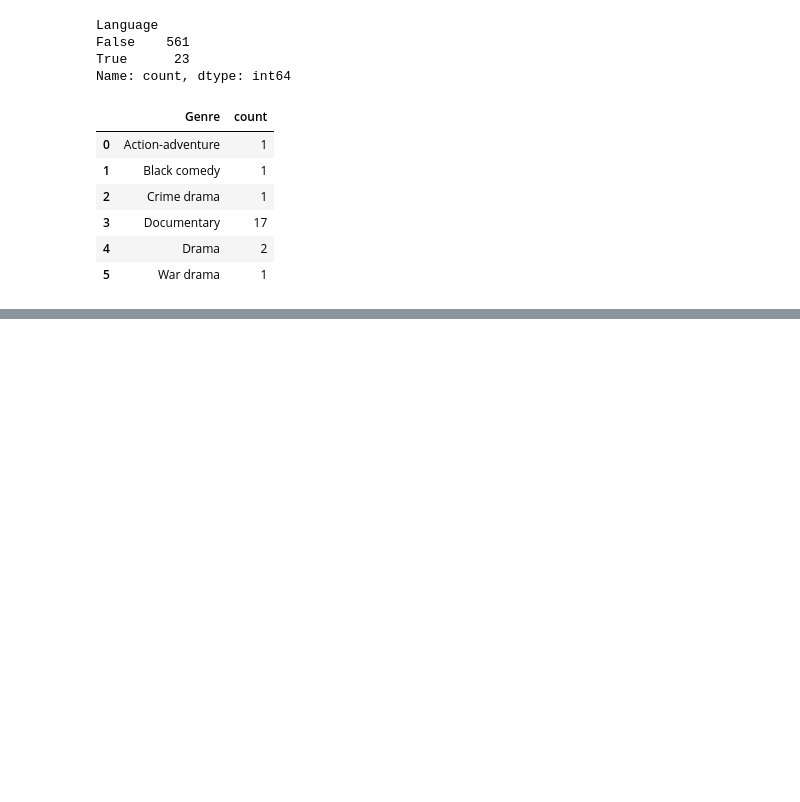
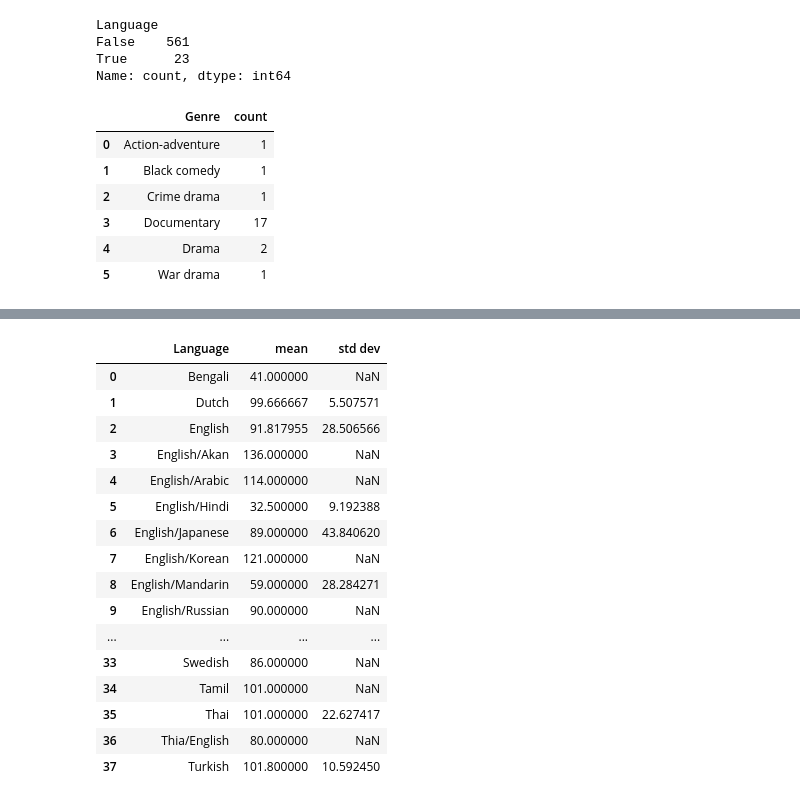
Before and after one commit to dnlsyfq/kaggle_netflix, a Jupyter notebook: notebook553b4a7c37.ipynb, the cells around one changed output, grey strips where cells are left out. Drawn from its saved outputs; the diff is of its cells as text; code cells hidden in the pictures; blank space fills up the shorter version.

```diff
--- a/notebook553b4a7c37.ipynb
+++ b/notebook553b4a7c37.ipynb
@@ -65,0 +118,20 @@ df['Language'][0].find("/")
+# %%
+df.groupby('Language',as_index=False)['Runtime'].agg({'mean':np.mean,'std dev':np.std})
+# %% [output]
+|  | Language | mean | std dev |
+| 0 | Bengali | 41.000000 | NaN |
+| 1 | Dutch | 99.666667 | 5.507571 |
+| 2 | English | 91.817955 | 28.506566 |
+| 3 | English/Akan | 136.000000 | NaN |
+| 4 | English/Arabic | 114.000000 | NaN |
+| 5 | English/Hindi | 32.500000 | 9.192388 |
+| 6 | English/Japanese | 89.000000 | 43.840620 |
+| 7 | English/Korean | 121.000000 | NaN |
+| 8 | English/Mandarin | 59.000000 | 28.284271 |
+| 9 | English/Russian | 90.000000 | NaN |
+| ... | ... | ... | ... |
+| 33 | Swedish | 86.000000 | NaN |
+| 34 | Tamil | 101.000000 | NaN |
+| 35 | Thai | 101.000000 | 22.627417 |
+| 36 | Thia/English | 80.000000 | NaN |
+| 37 | Turkish | 101.800000 | 10.592450 |
```
Also changed, not shown: parts of 10 cells of this notebook.
